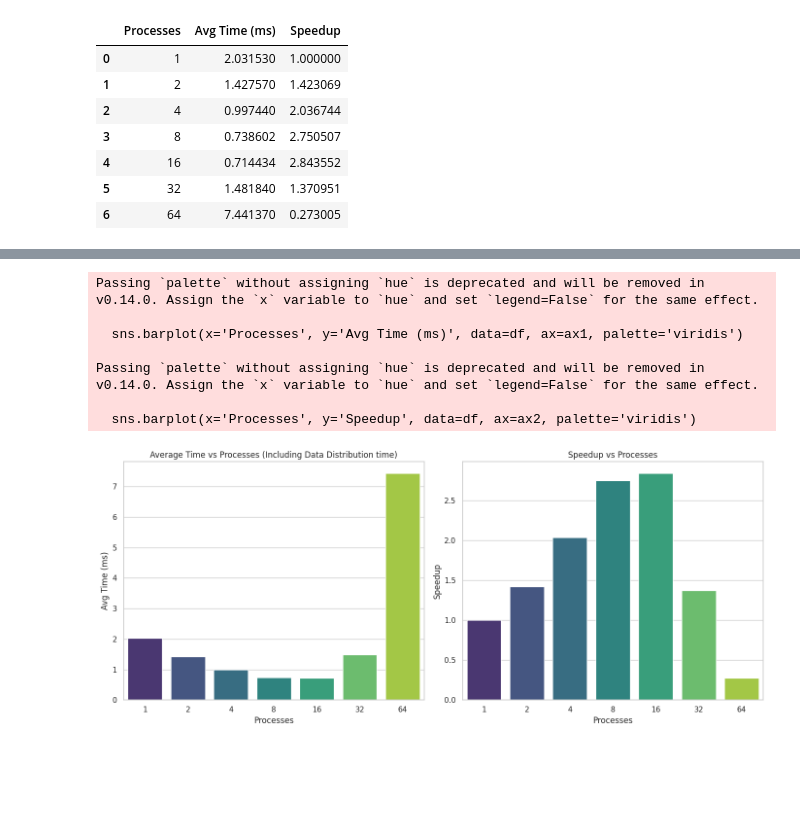
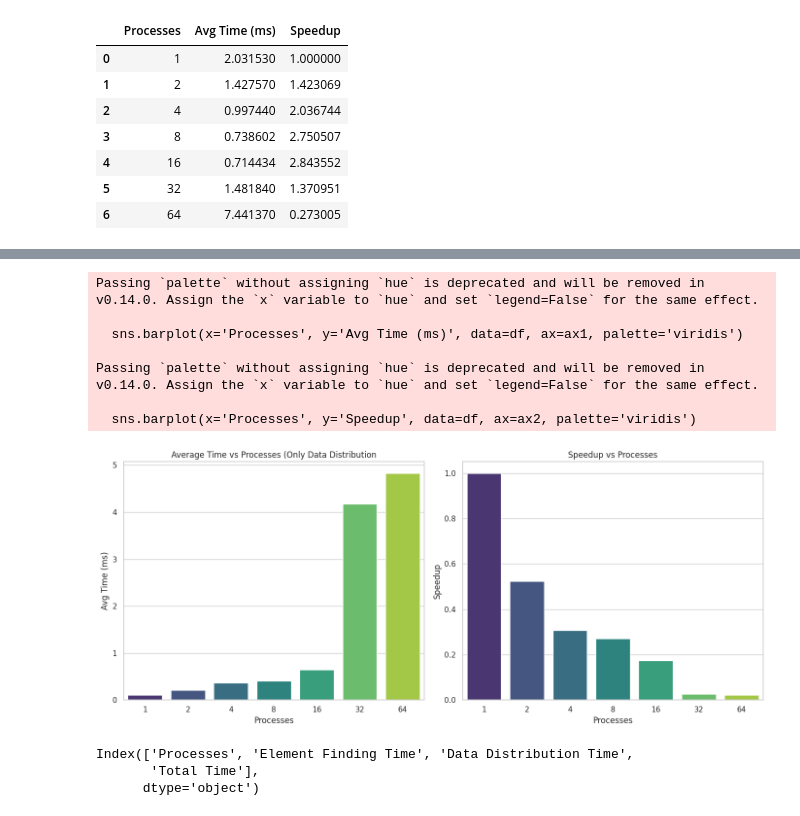
Before and after one commit to pesricha/OpenMP-and-MPI, a Jupyter notebook: mpi/plots.ipynb, the cells around one changed output, grey strips where cells are left out. Drawn from its saved outputs; the diff is of its cells as text; code cells hidden in the pictures; blank space fills up the shorter version.

Commit message:
Updated plots and added new images for combined barplots.

```diff
--- a/mpi/plots.ipynb
+++ b/mpi/plots.ipynb
@@ -78,3 +86,22 @@ df
 | 4 | 16 | 0.714434 | 2.843552 |
 | 5 | 32 | 1.481840 | 1.370951 |
 | 6 | 64 | 7.441370 | 0.273005 |
+# %%
+sns.set_theme(style="whitegrid")
+sns.set_palette("viridis")
+
+fig, (ax1, ax2) = plt.subplots(1, 2, figsize=(14, 6))
+
+sns.barplot(x='Processes', y='Avg Time (ms)', data=df, ax=ax1, palette='viridis')
+ax1.set_title('Average Time vs Processes (Data Distribution + Finding Element)')
+ax1.set_xlabel('Processes')
+ax1.set_ylabel('Avg Time (ms)')
+
+
+sns.barplot(x='Processes', y='Speedup', data=df, ax=ax2, palette='viridis')
+ax2.set_title('Speedup vs Processes')
+ax2.set_xlabel('Processes')
+ax2.set_ylabel('Speedup')
+
+fig.tight_layout()
+plt.show()
@@ -80,0 +117,12 @@ df
+# %%
+# Data
+data = {
+    "Processes": [1, 2, 4, 8, 16, 32, 64],
+    "Avg Time (ms)": [0.110932, 0.211547, 0.361704, 0.408449, 0.640202, 4.17877, 4.83257]
+}
+
+# Create DataFrame
+df = pd.DataFrame(data)
+
+# Display DataFrame
+print(df)
@@ -80,0 +138,3 @@ df
+# %%
+df['Speedup'] = df.iloc[0, 1] / df['Avg Time (ms)']
+df
@@ -81,28 +150,49 @@ df
 # %%
 sns.set_theme(style="whitegrid")
 sns.set_palette("viridis")
 
 fig, (ax1, ax2) = plt.subplots(1, 2, figsize=(14, 6))
 
 sns.barplot(x='Processes', y='Avg Time (ms)', data=df, ax=ax1, palette='viridis')
-ax1.set_title('Average Time vs Processes (Including Data Distribution time)')
+ax1.set_title('Average Time vs Processes (Only Data Distribution')
 ax1.set_xlabel('Processes')
 ax1.set_ylabel('Avg Time (ms)')
 
 
 sns.barplot(x='Processes', y='Speedup', data=df, ax=ax2, palette='viridis')
 ax2.set_title('Speedup vs Processes')
 ax2.set_xlabel('Processes')
 ax2.set_ylabel('Speedup')
 
 fig.tight_layout()
 plt.show()
 # %% [output]
 Passing `palette` without assigning `hue` is deprecated and will be removed in v0.14.0. Assign the `x` variable to `hue` and set `legend=False` for the same effect.
 
   sns.barplot(x='Processes', y='Avg Time (ms)', data=df, ax=ax1, palette='viridis')
 
 Passing `palette` without assigning `hue` is deprecated and will be removed in v0.14.0. Assign the `x` variable to `hue` and set `legend=False` for the same effect.
 
   sns.barplot(x='Processes', y='Speedup', data=df, ax=ax2, palette='viridis')
-[figure, old version]
+[figure, new version]
+# %%
+import pandas as pd
+import matplotlib.pyplot as plt
+import seaborn as sns
+
+%matplotlib inline
+
+data = {
+    'Processes': [1, 2, 4, 8, 16, 32, 64],
+    'Element Finding Time': [2.33499, 1.24272, 0.633456, 0.320808, 0.16852, 0.0927677, 4.96164],
+    'Data Distribution Time': [0.110932, 0.211547, 0.361704, 0.408449, 0.640202, 4.17877, 4.83257],
+    'Total Time' : [2.03153, 1.42757, 0.99744, 0.738602, 0.714434, 1.48184, 7.44137]
+}
+
+df = pd.DataFrame(data)
+
+df.columns
+# %% [output]
+Index(['Processes', 'Element Finding Time', 'Data Distribution Time',
+       'Total Time'],
+      dtype='object')
```
Also changed, not shown: parts of 10 cells of this notebook, 2 other files.
